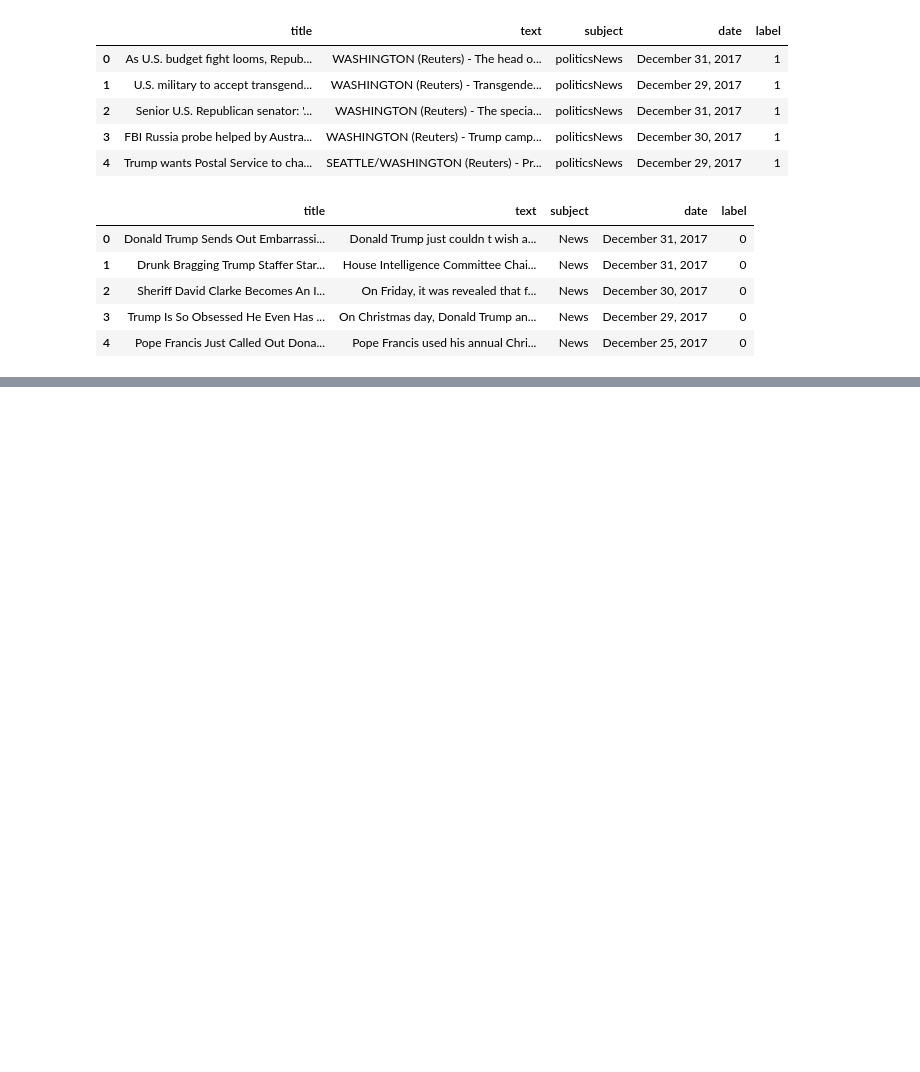
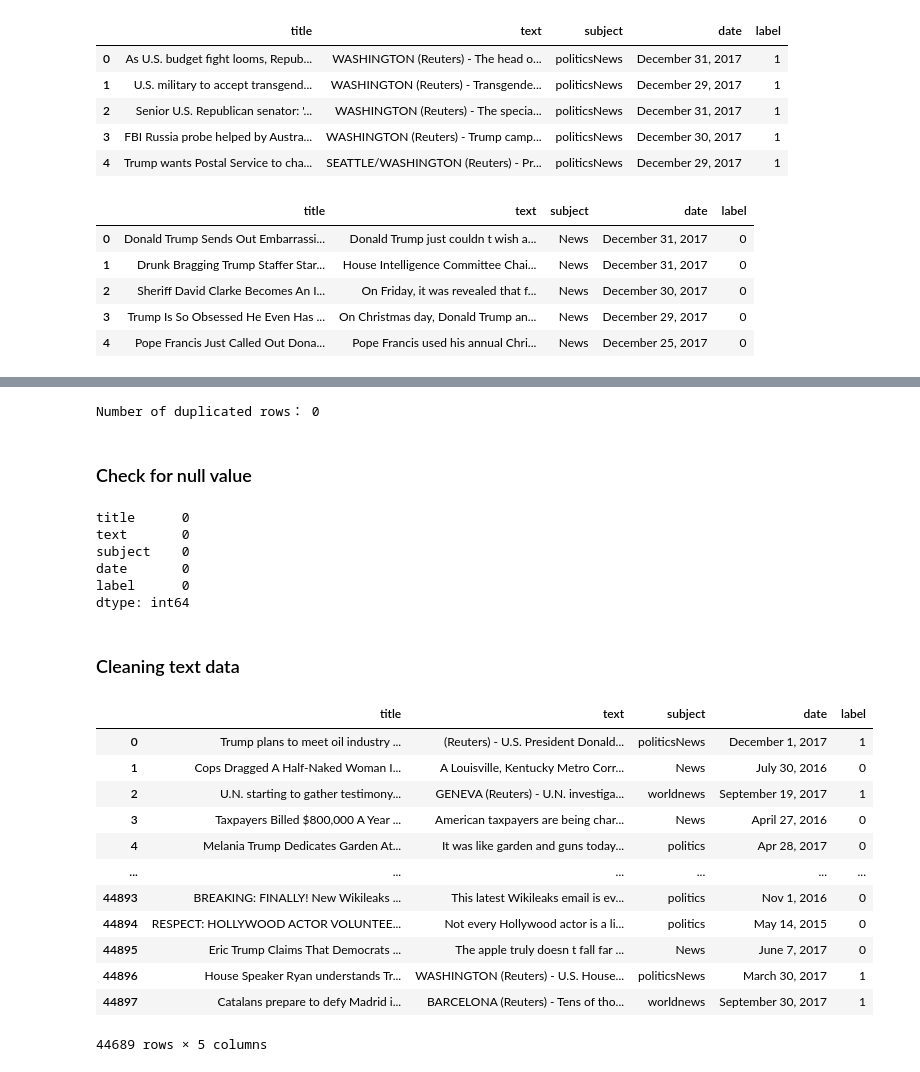
Before and after one commit to HuangT1ng/Fake-News-Prediction, a Jupyter notebook: Fake news predictor.ipynb, the cells around one changed output, grey strips where cells are left out. Drawn from its saved outputs; the diff is of its cells as text; code cells hidden in the pictures; blank space fills up the shorter version.

```diff
--- a/Fake news predictor.ipynb
+++ b/Fake news predictor.ipynb
@@ -117,0 +147,56 @@ data
+# %%
+print('Number of duplicated rows：',clean_data.duplicated().sum())
+# %% [output]
+Number of duplicated rows： 0
+# %% [markdown]
+### Check for null value
+# %%
+print(data.isnull().sum())
+# %% [output]
+title      0
+text       0
+subject    0
+date       0
+label      0
+dtype: int64
+# %% [markdown]
+### Cleaning text data
+# %%
+batch_size = 100
+num_batches = (len(clean_data) // batch_size) + 1
+
+def clean_text(text):
+    text = text.lower()  # Convert to lowercase
+    text = re.sub(r'<.*?>', '', text)  # Remove HTML tags
+    text = re.sub(r'[^\w\s]', '', text)  # Remove punctuation
+    text = ' '.join([word for word in word_tokenize(text) if word not in stopwords.words('english')])  # Remove stopwords
+    return text
+
+def process_batch(batch):
+    return batch.apply(clean_text)
+
+tqdm.pandas()
+
+cleaned_batches = []
+for i in tqdm(range(num_batches), desc="Processing batches"):
+    start_idx = i * batch_size
+    end_idx = min((i + 1) * batch_size, len(clean_data))
+    batch_data = clean_data.iloc[start_idx:end_idx].copy()
+    batch_data['text'] = batch_data['text'].progress_apply(clean_text)
+    cleaned_batches.append(batch_data)
+# %%
+cleaned_data = pd.concat(cleaned_batches)
+# %% [output]
+|  | title | text | subject | date | label |
+| 0 | Trump plans to meet oil industry ... | (Reuters) - U.S. President Donald... | politicsNews | December 1, 2017 | 1 |
+| 1 | Cops Dragged A Half-Naked Woman I... | A Louisville, Kentucky Metro Corr... | News | July 30, 2016 | 0 |
+| 2 | U.N. starting to gather testimony... | GENEVA (Reuters) - U.N. investiga... | worldnews | September 19, 2017 | 1 |
+| 3 | Taxpayers Billed $800,000 A Year ... | American taxpayers are being char... | News | April 27, 2016 | 0 |
+| 4 | Melania Trump Dedicates Garden At... | It was like garden and guns today... | politics | Apr 28, 2017 | 0 |
+| ... | ... | ... | ... | ... | ... |
+| 44893 | BREAKING: FINALLY! New Wikileaks ... | This latest Wikileaks email is ev... | politics | Nov 1, 2016 | 0 |
+| 44894 | RESPECT: HOLLYWOOD ACTOR VOLUNTEE... | Not every Hollywood actor is a li... | politics | May 14, 2015 | 0 |
+| 44895 | Eric Trump Claims That Democrats ... | The apple truly doesn t fall far ... | News | June 7, 2017 | 0 |
+| 44896 | House Speaker Ryan understands Tr... | WASHINGTON (Reuters) - U.S. House... | politicsNews | March 30, 2017 | 1 |
+| 44897 | Catalans prepare to defy Madrid i... | BARCELONA (Reuters) - Tens of tho... | worldnews | September 30, 2017 | 1 |
+44689 rows × 5 columns
```
Also changed, not shown: parts of 18 cells of this notebook.
